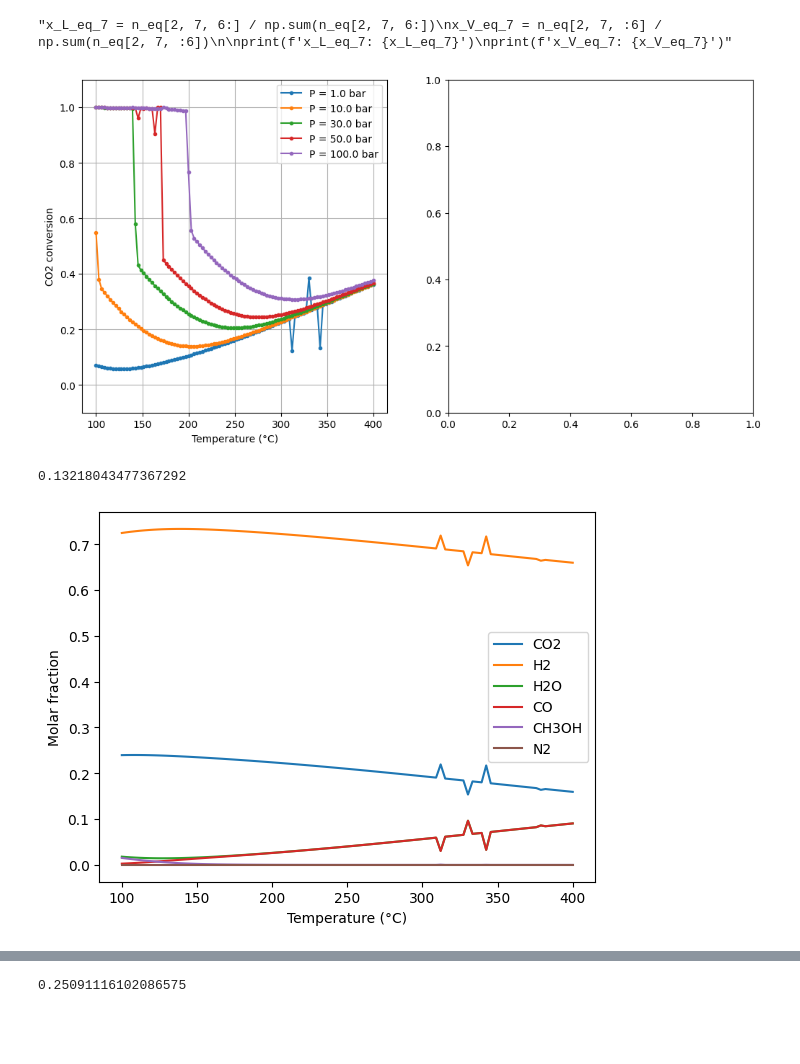
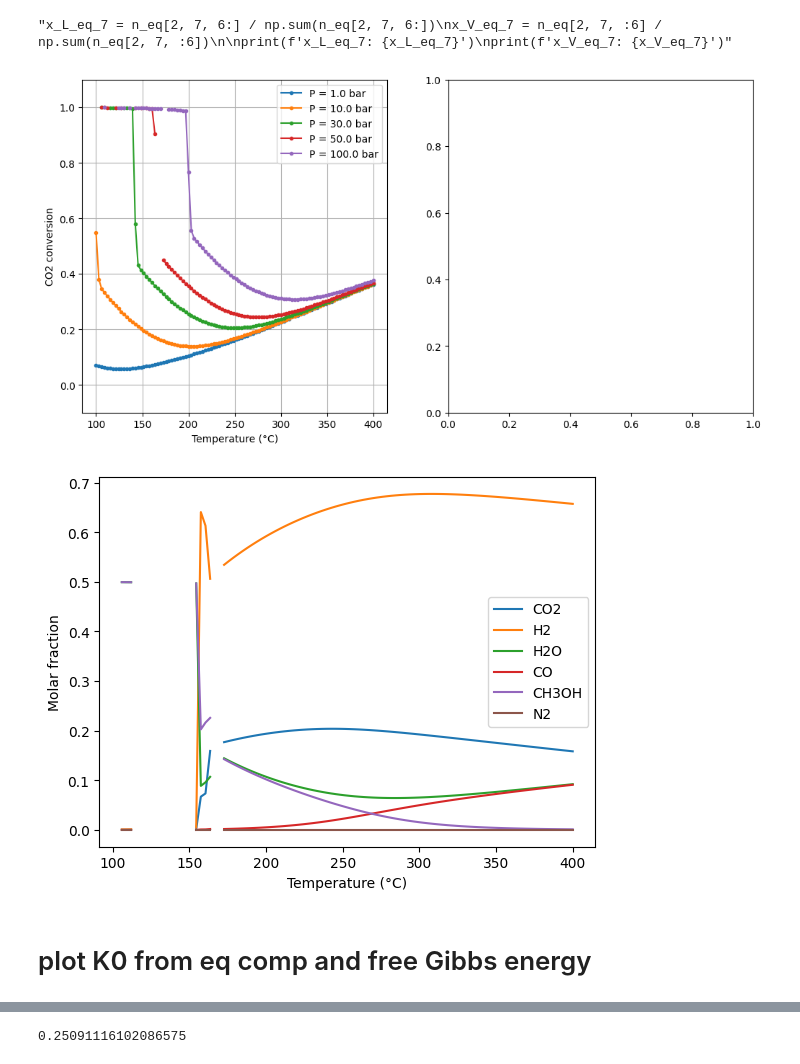
Before and after one commit to ChemRxnEngLab/GibbsEnergyMinimizationModel, a Jupyter notebook: PhaseStabilityTests/test.ipynb, the cells around one changed output, grey strips where cells are left out. Cells and saved outputs as stored; diff of their text form; code cells hidden in the pictures; blank space fills up the shorter version.

```diff
--- a/PhaseStabilityTests/test.ipynb
+++ b/PhaseStabilityTests/test.ipynb
@@ -124,12 +126,26 @@ current T and p 670.1196969696969 10000000.0 (after convergence of g_T one-phase
 current T and p 673.15 10000000.0 (after convergence of g_T one-phase)
 # %% [markdown]
 # Data postprocessing
+# %%
+K0_R1_fg = np.zeros_like(T)
+K0_R2_fg = np.zeros_like(T)
+K0_R3_fg = np.zeros_like(T)
+
+for i in range(len(T)):
+
+    K0_R1_fg[i] = K0_CO_to_MeOH(T[i])
+    K0_R2_fg[i] = K0_CO2_to_MeOH(T[i])
+    K0_R3_fg[i] = K0_WGS(T[i])
 # %%
 f_i = np.zeros((len(p), len(T), 12))
 f_dev = np.zeros((len(p), len(T), 6))
 x_dev = np.zeros((len(p), len(T), 6))
 
 phii = np.zeros((len(p), len(T), 12))
+
+K0_R1 = np.zeros((len(p), len(T)))
+K0_R2 = np.zeros((len(p), len(T)))
+K0_R3 = np.zeros((len(p), len(T)))
 
 for i in range(len(p)):
     for j in range(len(T)):
@@ -162,6 +178,16 @@ for i in range(len(p)):
             else:
                 x_dev[i, j, :] = (x_L - x_V) / x_L * 100
 
+            K0_R1[i, j] = f_i[i, j, 4] / (f_i[i, j, 1] ** 2 * f_i[i, j, 3]) * (p[i] / 1e5) ** (-2)
+            K0_R2[i, j] = f_i[i, j, 2] * f_i[i, j, 4] / (f_i[i, j, 0] * f_i[i, j, 1] ** 3) * (p[i] / 1e5) ** (-2)
+            K0_R3[i, j] = f_i[i, j, 0] * f_i[i, j, 1] / (f_i[i, j, 3] * f_i[i, j, 2])
+
+
+            if np.abs((K0_R3[i, j] - K0_R3_fg[j]) / K0_R3_fg[j]) > 0.20:
+                X_CO2[i, j] = np.nan
+                x_eq[i, j, :] = np.nan
+                f_i[i, j, :] = np.nan
+
         except TypeError:
             f_i[i, j, :] = np.nan
 # %% [markdown]
@@ -188,22 +214,20 @@ ax[0].grid()
 ax[0].set_ylim(-0.1, 1.1)
 plt.show()
 # %% [output]
-[figure, old version]
+[figure, new version]
-# %%
-X_CO2[0, -20]
-# %% [output]
-0.13218043477367292
 # %%
-plt.plot(T-273.15, x_eq[0, :, 0], label='CO2')
-plt.plot(T-273.15, x_eq[0, :, 1], label='H2')
-plt.plot(T-273.15, x_eq[0, :, 2], label='H2O')
-plt.plot(T-273.15, x_eq[0, :, 3], label='CO')
-plt.plot(T-273.15, x_eq[0, :, 4], label='CH3OH')
-plt.plot(T-273.15, x_eq[0, :, 5], label='N2')
+plt.plot(T-273.15, x_eq[3, :, 0], label='CO2')
+plt.plot(T-273.15, x_eq[3, :, 1], label='H2')
+plt.plot(T-273.15, x_eq[3, :, 2], label='H2O')
+plt.plot(T-273.15, x_eq[3, :, 3], label='CO')
+plt.plot(T-273.15, x_eq[3, :, 4], label='CH3OH')
+plt.plot(T-273.15, x_eq[3, :, 5], label='N2')
 
 plt.xlabel('Temperature (°C)')
 plt.ylabel('Molar fraction')
 plt.legend()
 plt.show()
 # %% [output]
-[figure, old version]
+[figure, new version]
+# %% [markdown]
+# plot K0 from eq comp and free Gibbs energy
```
Also changed, not shown: parts of 16 cells of this notebook, 3 other files.
